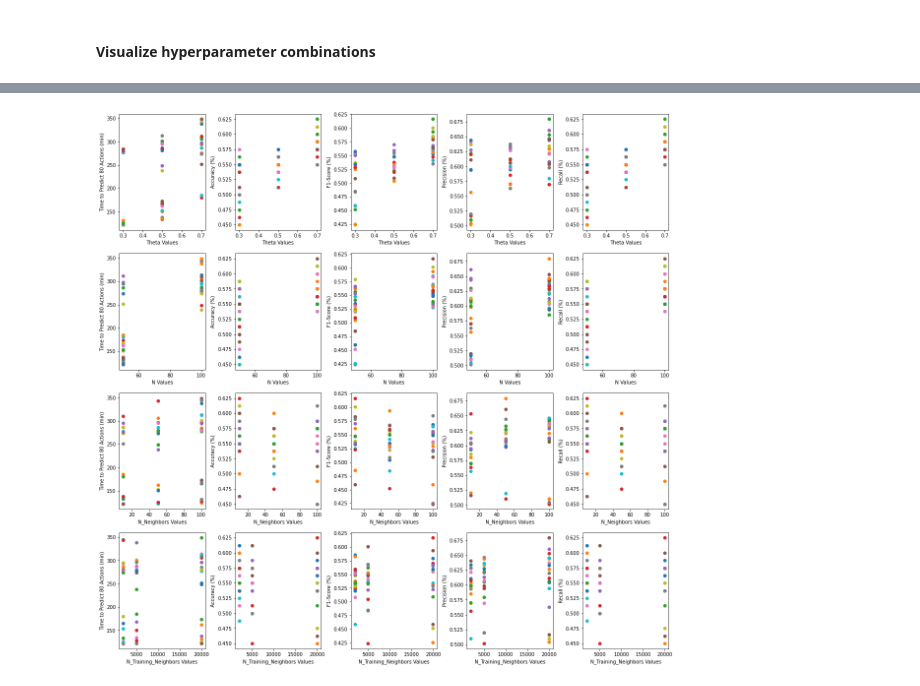
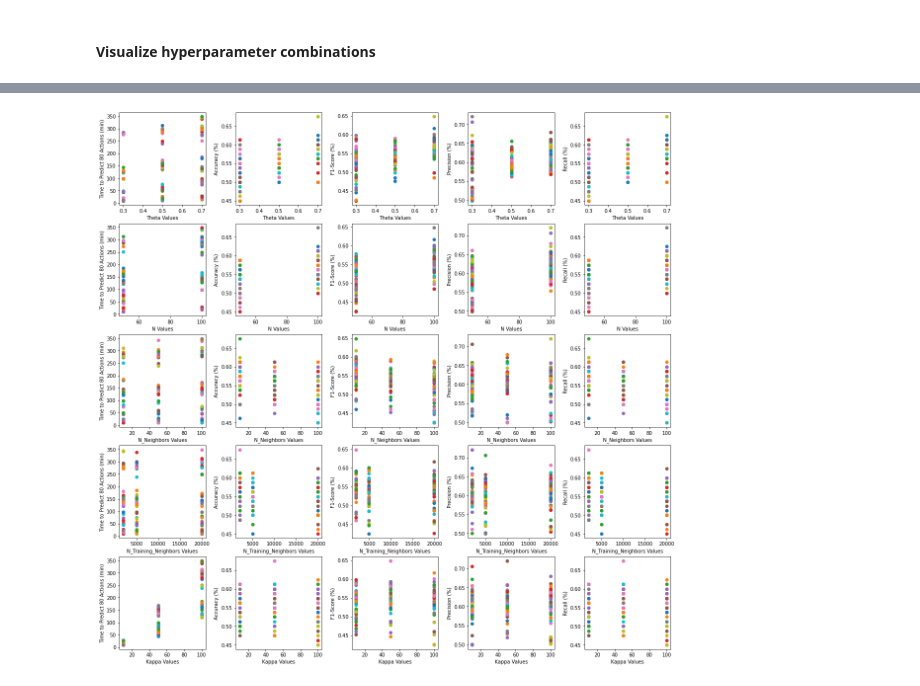
Before and after one commit to MehmetMHY/moving-pose, a Jupyter notebook: examples/model_analysis.ipynb, the cells around one changed output, grey strips where cells are left out. Saved outputs shown, nothing was run; the diff lists cells and outputs as text; code cells hidden in the pictures.

Commit message:
Add all models for model analysis

```diff
--- a/examples/model_analysis.ipynb
+++ b/examples/model_analysis.ipynb
@@ -189,11 +208,14 @@ for hpc_name, model_name_templates in hpc_combinations.items():
         continue
     for hpc_value in hpc_values_dict[hpc_name]:
         for model_name_template in model_name_templates:
-            prediction_info = predictions_dict[model_name_template % hpc_value]
-            for metric_num, metric_info in enumerate(metrics):
-                plots[(hpc_names.index(hpc_name) - subtract_amount, metric_num)].append(
-                    (hpc_value, prediction_info[metric_info["id"]])
-                )
+            try:
+                prediction_info = predictions_dict[model_name_template % hpc_value]
+                for metric_num, metric_info in enumerate(metrics):
+                    plots[(hpc_names.index(hpc_name) - subtract_amount, metric_num)].append(
+                        (hpc_value, prediction_info[metric_info["id"]])
+                    )
+            except KeyError:
+                print("WARNING :: missing model")
 
 fig, axs = plt.subplots(len(hpc_values_dict.values()) - subtract_amount, 5, figsize=(20,20))
 for (col, row), plot in plots.items():
@@ -209 +251 @@ plt.show()
-[figure, old version]
+[figure, new version]
```
Also changed, not shown: parts of 2 cells of this notebook, 1 other file.
